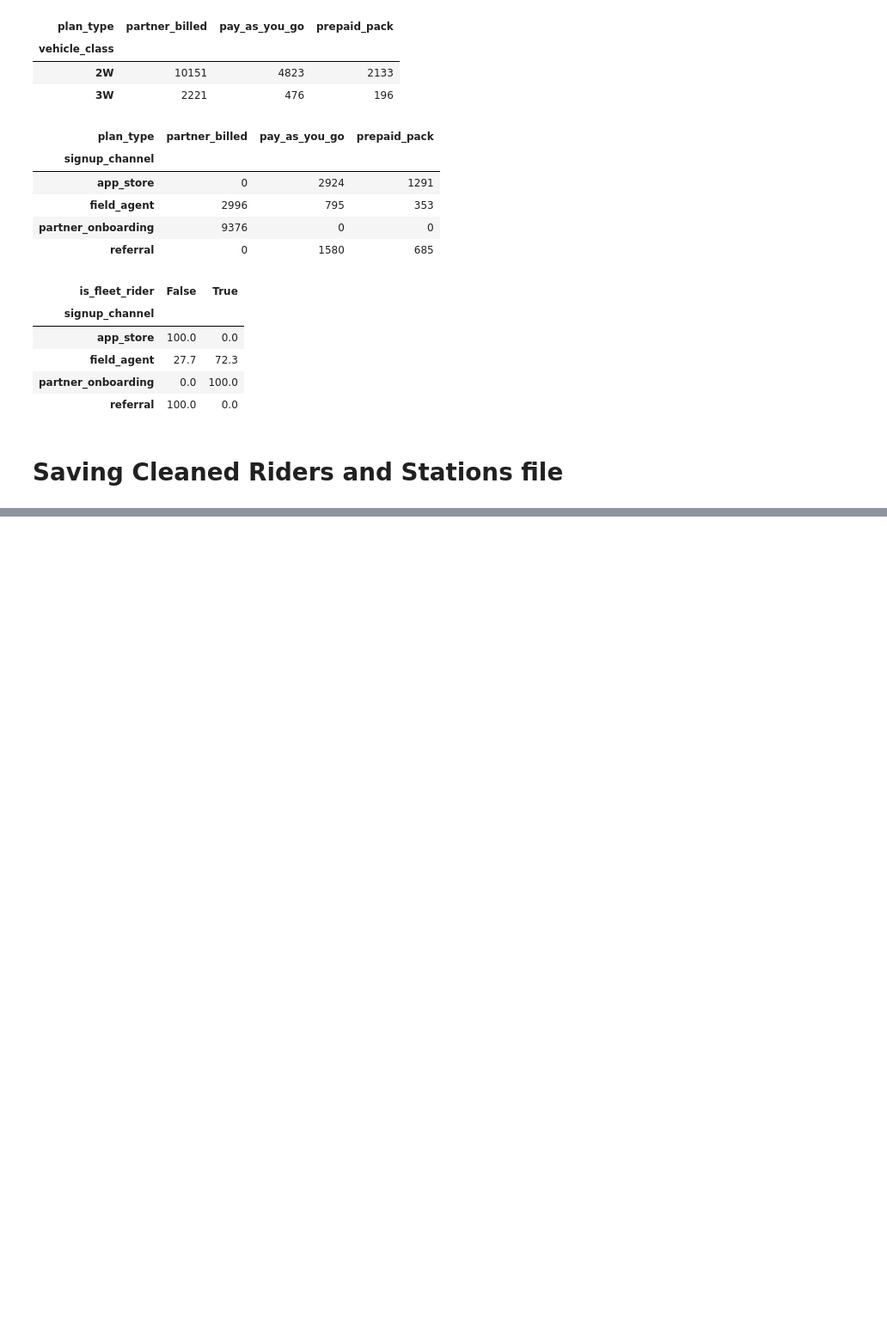
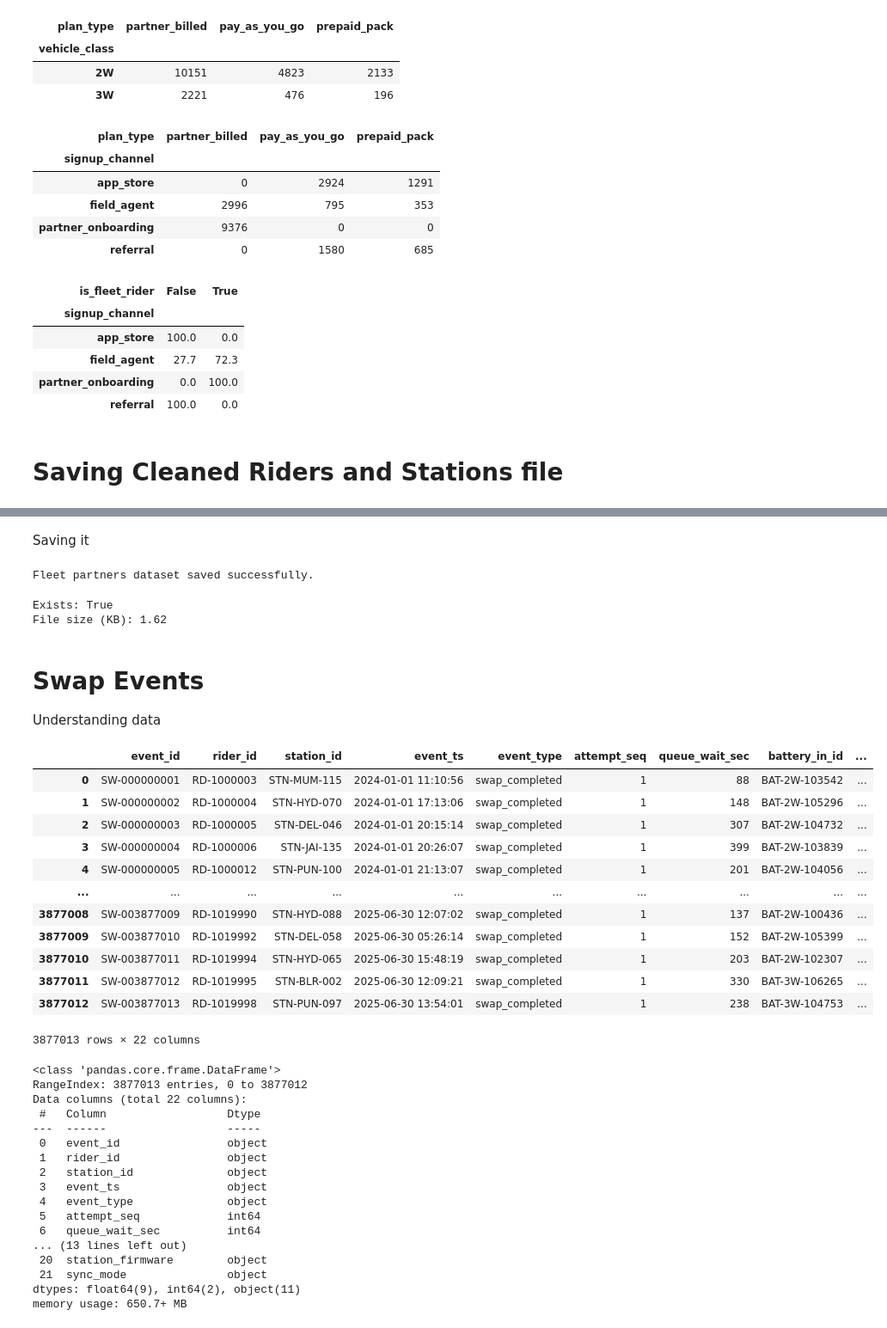
Before and after one commit to Khulbe-Nitin/Volt-Relay, a Jupyter notebook: Collab_notebook/Nitin_4_datasets.ipynb, the cells around one changed output, grey strips where cells are left out. Shown at 86% size. Cells and saved outputs as stored; diff of their text form; code cells hidden in the pictures; blank space fills up the shorter version.

```diff
--- a/Collab_notebook/Nitin_4_datasets.ipynb
+++ b/Collab_notebook/Nitin_4_datasets.ipynb
@@ -869,0 +1362,61 @@ print("Saved successfully.")
+# %% [markdown]
+Saving it
+# %%
+fleet_partners.to_csv(
+    CLEAN_PATH + "fleet_partners_clean.csv",
+    index=False
+)
+
+print("Fleet partners dataset saved successfully.")
+# %% [output]
+Fleet partners dataset saved successfully.
+# %%
+import os
+
+file_path = CLEAN_PATH + "fleet_partners_clean.csv"
+
+print("Exists:", os.path.exists(file_path))
+print(
+    "File size (KB):",
+    round(os.path.getsize(file_path) / 1024, 2)
+)
+# %% [output]
+Exists: True
+File size (KB): 1.62
+# %% [markdown]
+<h1> Swap Events </h1>
+Understanding data
+# %%
+display(swap_events)
+swap_events.info()
+# %% [output]
+|  | event_id | rider_id | station_id | event_ts | event_type | attempt_seq | queue_wait_sec | battery_in_id | ... |
+| 0 | SW-000000001 | RD-1000003 | STN-MUM-115 | 2024-01-01 11:10:56 | swap_completed | 1 | 88 | BAT-2W-103542 | ... |
+| 1 | SW-000000002 | RD-1000004 | STN-HYD-070 | 2024-01-01 17:13:06 | swap_completed | 1 | 148 | BAT-2W-105296 | ... |
+| 2 | SW-000000003 | RD-1000005 | STN-DEL-046 | 2024-01-01 20:15:14 | swap_completed | 1 | 307 | BAT-2W-104732 | ... |
+| 3 | SW-000000004 | RD-1000006 | STN-JAI-135 | 2024-01-01 20:26:07 | swap_completed | 1 | 399 | BAT-2W-103839 | ... |
+| 4 | SW-000000005 | RD-1000012 | STN-PUN-100 | 2024-01-01 21:13:07 | swap_completed | 1 | 201 | BAT-2W-104056 | ... |
+| ... | ... | ... | ... | ... | ... | ... | ... | ... | ... |
+| 3877008 | SW-003877009 | RD-1019990 | STN-HYD-088 | 2025-06-30 12:07:02 | swap_completed | 1 | 137 | BAT-2W-100436 | ... |
+| 3877009 | SW-003877010 | RD-1019992 | STN-DEL-058 | 2025-06-30 05:26:14 | swap_completed | 1 | 152 | BAT-2W-105399 | ... |
+| 3877010 | SW-003877011 | RD-1019994 | STN-HYD-065 | 2025-06-30 15:48:19 | swap_completed | 1 | 203 | BAT-2W-102307 | ... |
+| 3877011 | SW-003877012 | RD-1019995 | STN-BLR-002 | 2025-06-30 12:09:21 | swap_completed | 1 | 330 | BAT-3W-106265 | ... |
+| 3877012 | SW-003877013 | RD-1019998 | STN-PUN-097 | 2025-06-30 13:54:01 | swap_completed | 1 | 238 | BAT-3W-104753 | ... |
+3877013 rows × 22 columns
+<class 'pandas.core.frame.DataFrame'>
+RangeIndex: 3877013 entries, 0 to 3877012
+Data columns (total 22 columns):
+ #   Column                  Dtype
+---  ------                  -----
+ 0   event_id                object
+ 1   rider_id                object
+ 2   station_id              object
+ 3   event_ts                object
+ 4   event_type              object
+ 5   attempt_seq             int64
+ 6   queue_wait_sec          int64
+... (13 lines left out)
+ 20  station_firmware        object
+ 21  sync_mode               object
+dtypes: float64(9), int64(2), object(11)
+memory usage: 650.7+ MB
```
Also changed, not shown: parts of 40 cells of this notebook.
